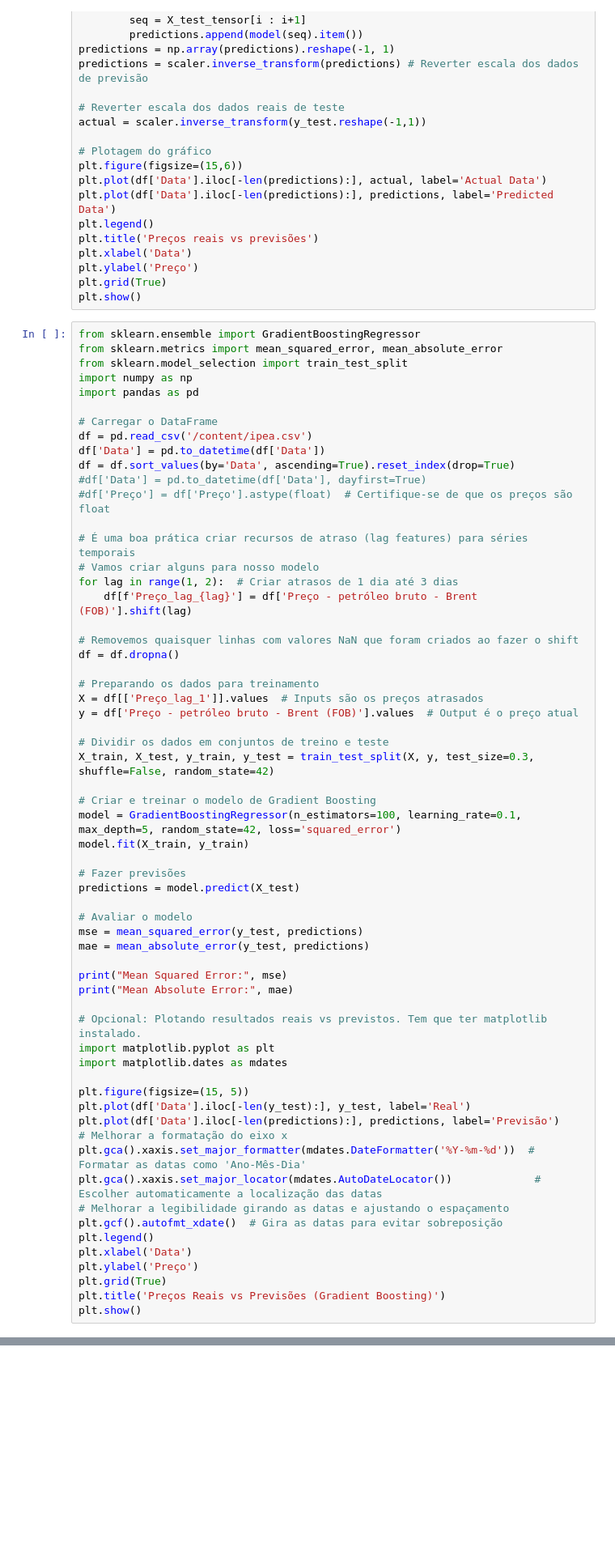
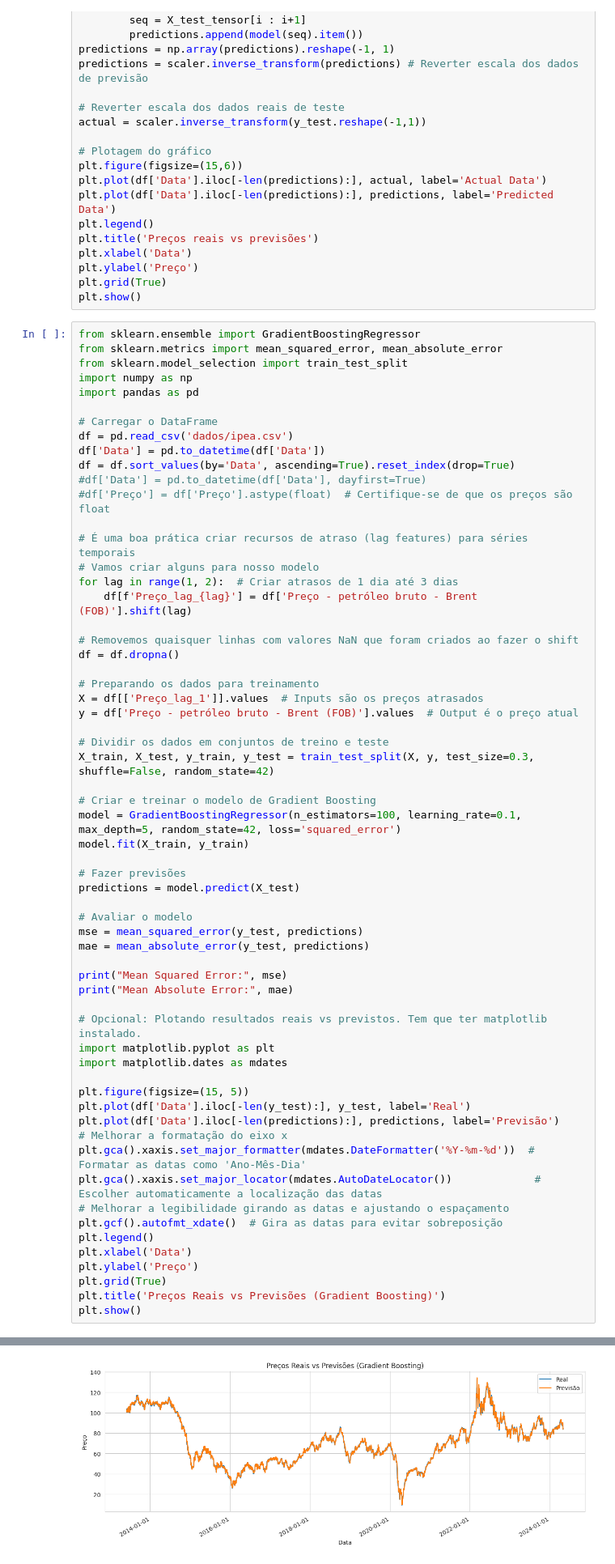
Before and after one commit to fredgcosta/tech-challenge-fase-4, a Jupyter notebook: NotebookLiveDeployModeloPreditivo.ipynb, the cells around one changed output, grey strips where cells are left out. Shown at 81% size. Saved outputs shown, nothing was run; the diff lists cells and outputs as text; blank space fills up the shorter version.

```diff
--- a/NotebookLiveDeployModeloPreditivo.ipynb
+++ b/NotebookLiveDeployModeloPreditivo.ipynb
@@ -230,7 +250,7 @@ import numpy as np
 import pandas as pd
 
 # Carregar o DataFrame
-df = pd.read_csv('/content/ipea.csv')
+df = pd.read_csv('dados/ipea.csv')
 df['Data'] = pd.to_datetime(df['Data'])
 df = df.sort_values(by='Data', ascending=True).reset_index(drop=True)
 #df['Data'] = pd.to_datetime(df['Data'], dayfirst=True)
@@ -283,3 +303,4 @@ plt.ylabel('Preço')
 plt.grid(True)
 plt.title('Preços Reais vs Previsões (Gradient Boosting)')
 plt.show()
+# %% [output]
@@ -286,3 +309,4 @@ plt.show()
+[figure, added]
 # %%
 df
 # %%
```
Also changed, not shown: parts of 5 cells of this notebook, 3 other files.
